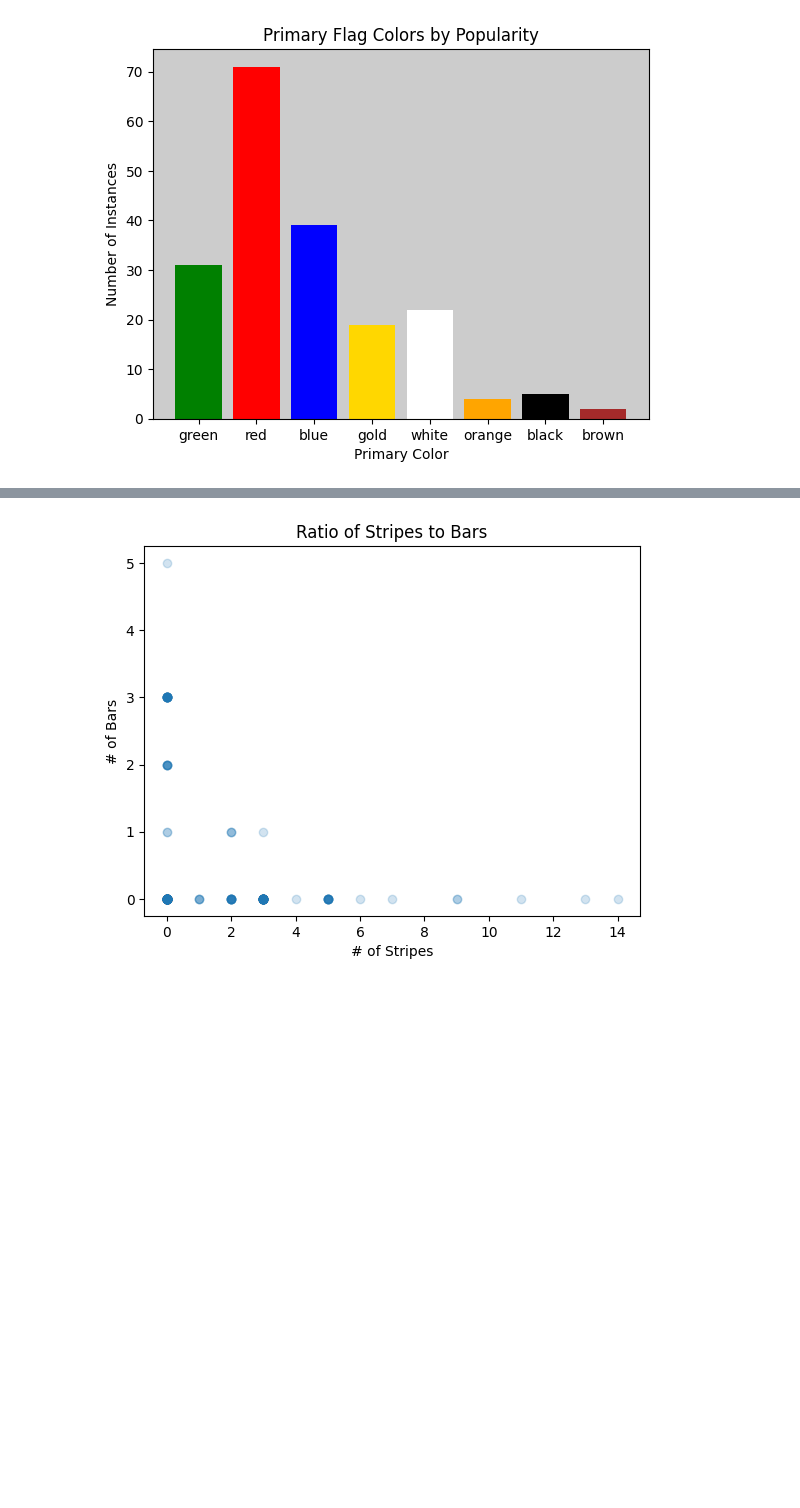
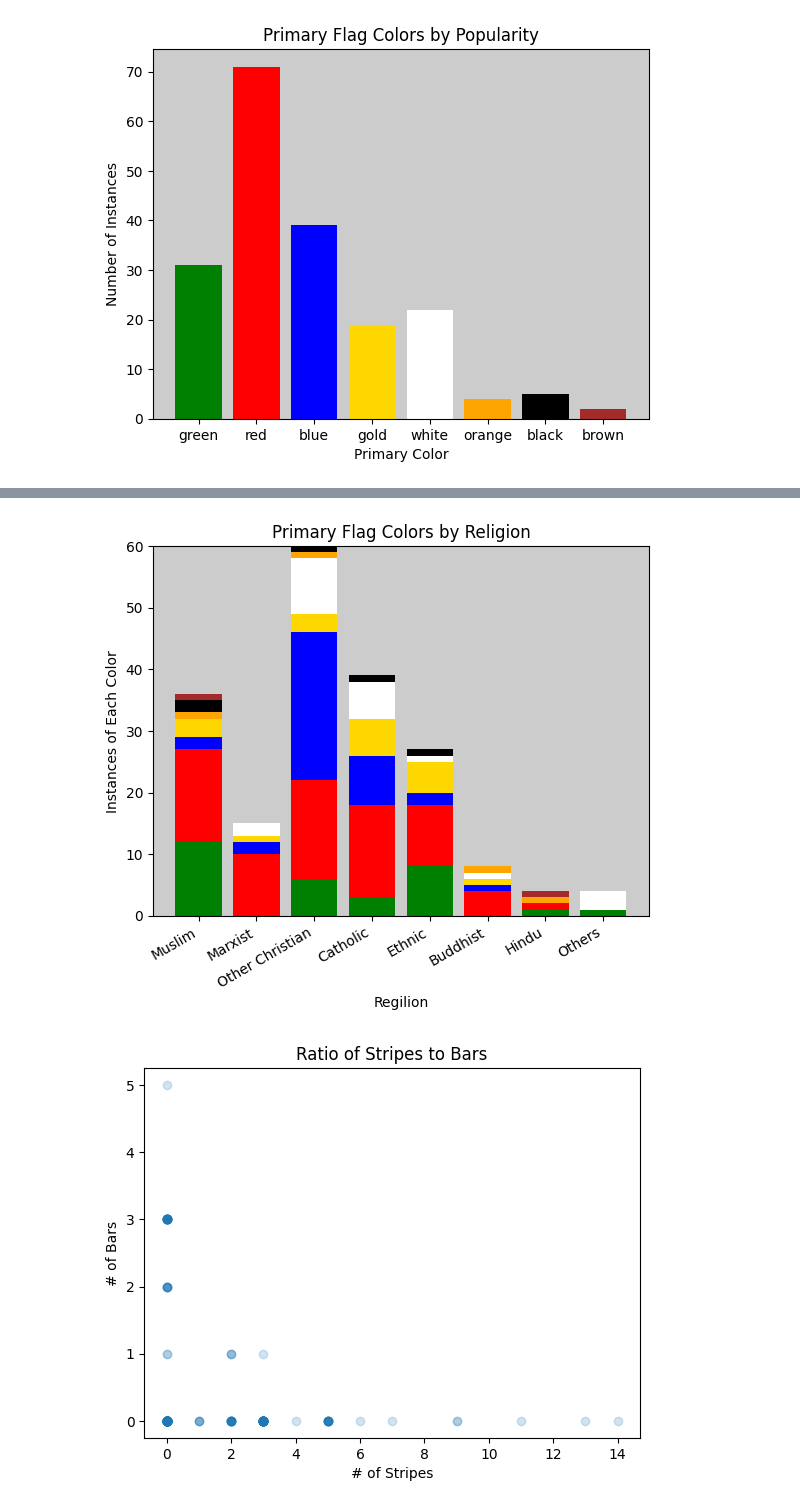
Before and after one commit to the-codingschool/TRAIN-datasets, a Jupyter notebook: flags/flag_classification.ipynb, the cells around one changed output, grey strips where cells are left out. Saved outputs shown, nothing was run; the diff lists cells and outputs as text; code cells hidden in the pictures; blank space fills up the shorter version.

Commit message:
Added us county dataset and edited flags

```diff
--- a/flags/flag_classification.ipynb
+++ b/flags/flag_classification.ipynb
@@ -49,3 +49,18 @@ plt.show()
+# %%
+plt.axes().set_facecolor('#ccc')
+bottoms = len(religions) * [0]
+for hue in hues:
+    values = [len(df[(df['religion'] == religion) & (df['mainhue'] == hue)]) for religion in religions]
+    plt.bar(religions, values, bottom=bottoms, color=hue)
+    bottoms = [bottoms[i]+values[i] for i in range(len(religions))]
+
+plt.title('Primary Flag Colors by Religion')
+plt.xlabel('Regilion')
+plt.ylabel('Instances of Each Color')
+plt.xticks(rotation=30, ha='right')
+plt.show()
+# %% [output]
+[figure, added]
 # %%
 plt.scatter(df['stripes'],df['bars'], alpha=0.2)
 plt.title('Ratio of Stripes to Bars')
```
Also changed, not shown: parts of 18 cells of this notebook, 7 other files.
